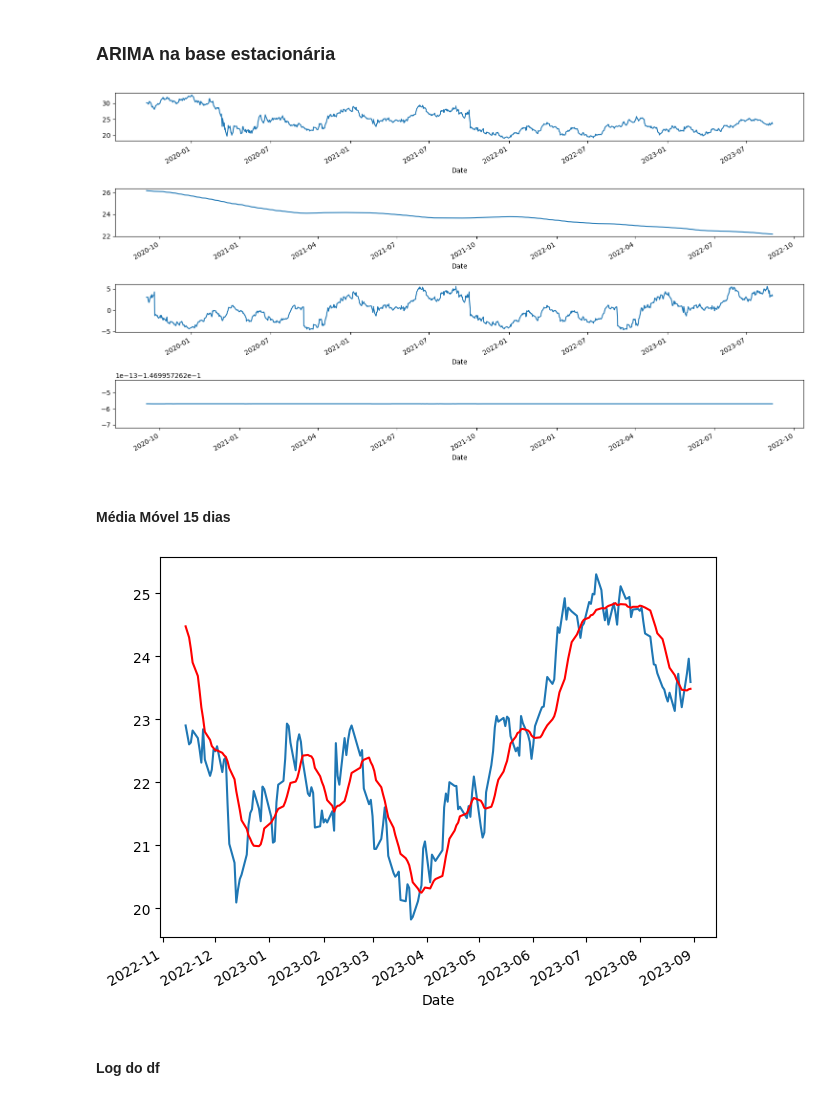
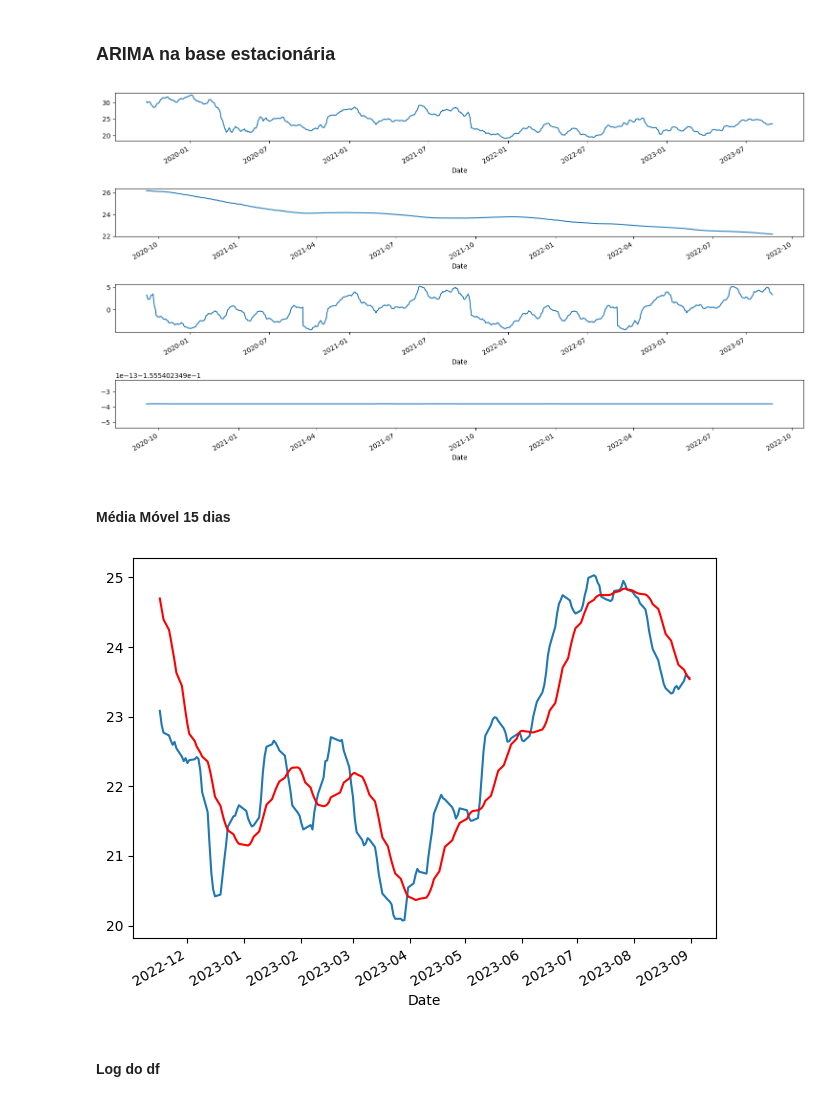
Before and after one commit to tcc-previsao-energia/ml-models, a Jupyter notebook: modelos/regressao/arima.ipynb, the cells around one changed output. Drawn from its saved outputs; the diff is of its cells as text; code cells hidden in the pictures.

```diff
--- a/modelos/regressao/arima.ipynb
+++ b/modelos/regressao/arima.ipynb
@@ -85,18 +85,18 @@ forecast_series = pd.Series(list(forecast.predicted_mean), index=df.index)
 # %% [markdown]
 ### ARIMA na base estacionária
 # %%
-df = train["Close"]
+df = train["mm_5"]
 
 result = sm.tsa.seasonal_decompose(df, period = int(len(df)/2))
 
 fig, (ax1,ax2,ax3, ax4) = plt.subplots(4,1, figsize=(15,8))
 result.observed.plot(ax=ax1)
 result.trend.plot(ax=ax2)
 result.seasonal.plot(ax=ax3)
 result.resid.plot(ax=ax4)
 plt.tight_layout()
 # %% [output]
-[figure, old version]
+[figure, new version]
 # %% [markdown]
 #### Média Móvel 15 dias
 # %%
@@ -107,7 +107,7 @@ df[-200:].plot(ax=ax, legend=False)
 ma[-200:].plot(ax=ax, legend=False, color='r')
 plt.tight_layout()
 # %% [output]
-[figure, old version]
+[figure, new version]
 # %% [markdown]
 #### Log do df
 # %%
```
Also changed, not shown: parts of 11 cells of this notebook.
